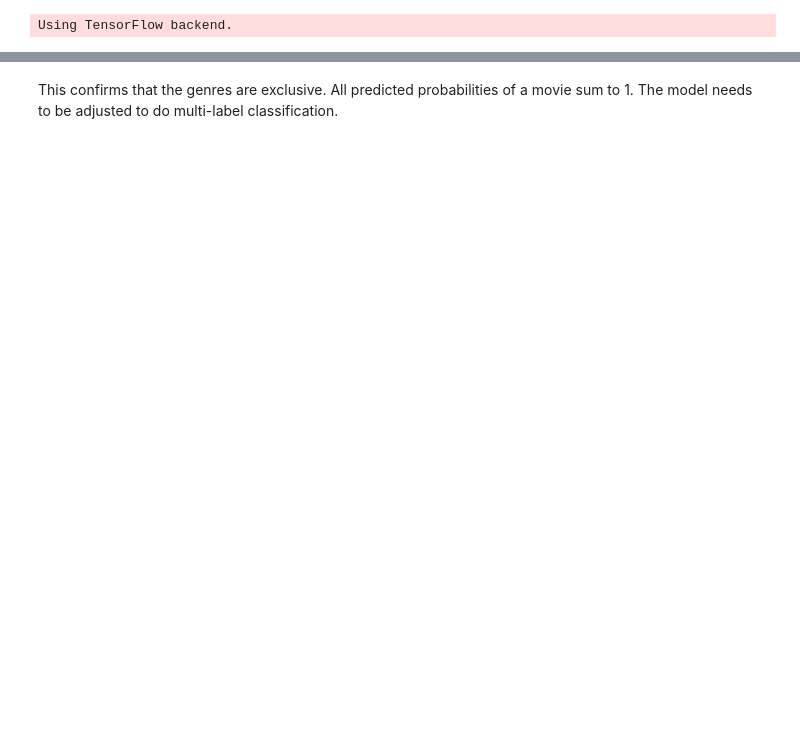
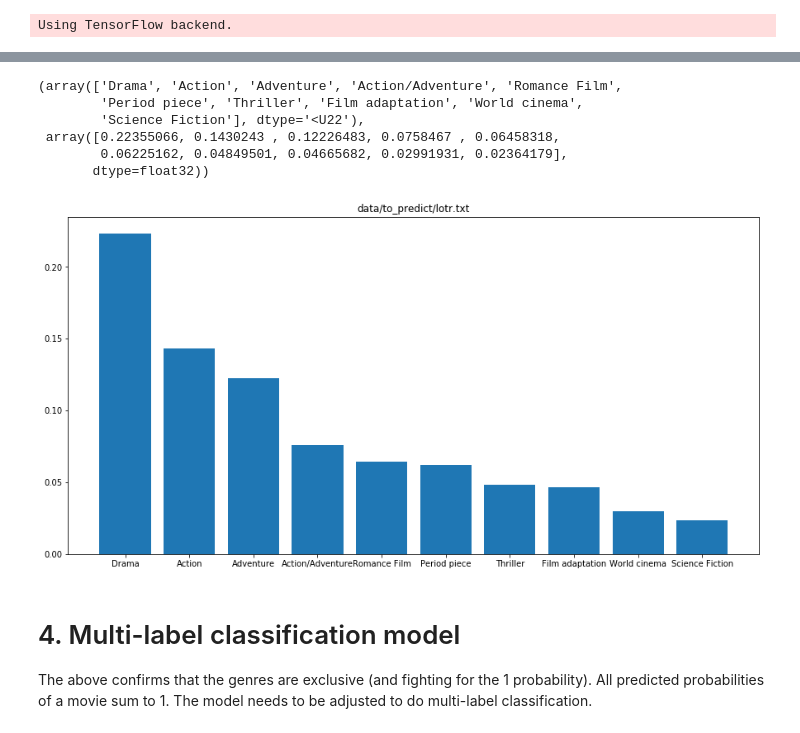
Before and after one commit to danny-tdoan/movie-synopsis-to-genre, a Jupyter notebook: Movie Synopsis to Genre.ipynb, the cells around one changed output, grey strips where cells are left out. Saved outputs shown, nothing was run; the diff lists cells and outputs as text; code cells hidden in the pictures; blank space fills up the shorter version.

```diff
--- a/Movie Synopsis to Genre.ipynb
+++ b/Movie Synopsis to Genre.ipynb
@@ -206,5 +212,17 @@ plt.bar(np.arange(0,TOP_SCORES),weight,tick_label=genres_txt)
+# %%
+#Lord of the rings
+predict_movie_genre(model,'data/to_predict/lotr.txt',genres_np,True,10)
+# %% [output]
+(array(['Drama', 'Action', 'Adventure', 'Action/Adventure', 'Romance Film',
+        'Period piece', 'Thriller', 'Film adaptation', 'World cinema',
+        'Science Fiction'], dtype='<U22'),
+ array([0.22355066, 0.1430243 , 0.12226483, 0.0758467 , 0.06458318,
+        0.06225162, 0.04849501, 0.04665682, 0.02991931, 0.02364179],
+       dtype=float32))
+[figure, added]
 # %% [markdown]
-This confirms that the genres are exclusive. All predicted probabilities of a movie sum to 1. The model needs to be adjusted to do multi-label classification.
+# 4. Multi-label classification model
+The above confirms that the genres are exclusive (and fighting for the 1 probability). All predicted probabilities of a movie sum to 1. The model needs to be adjusted to do multi-label classification.
 # %%
 model_multi=Sequential()
 #depth of 1
```
Also changed, not shown: parts of 30 cells of this notebook.
